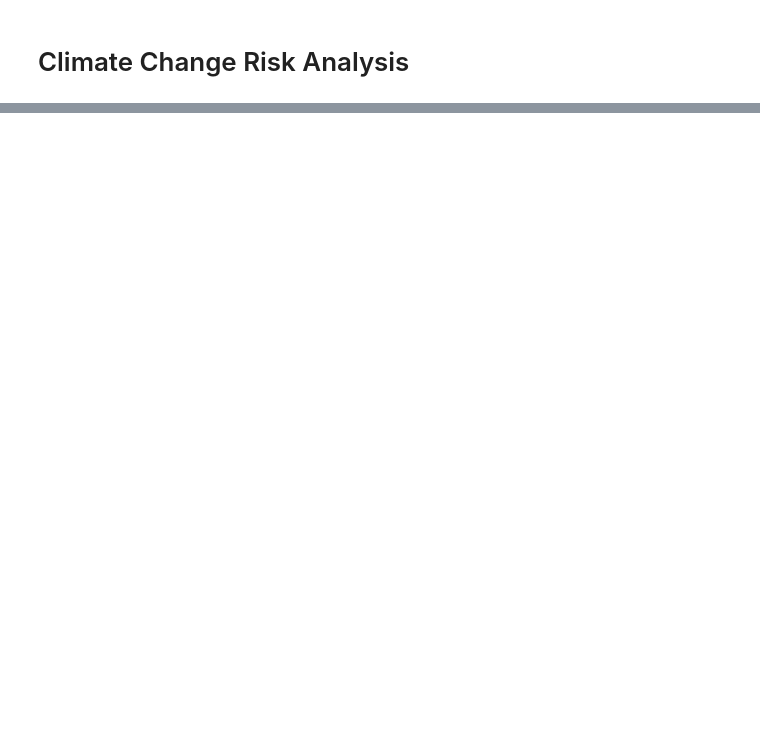
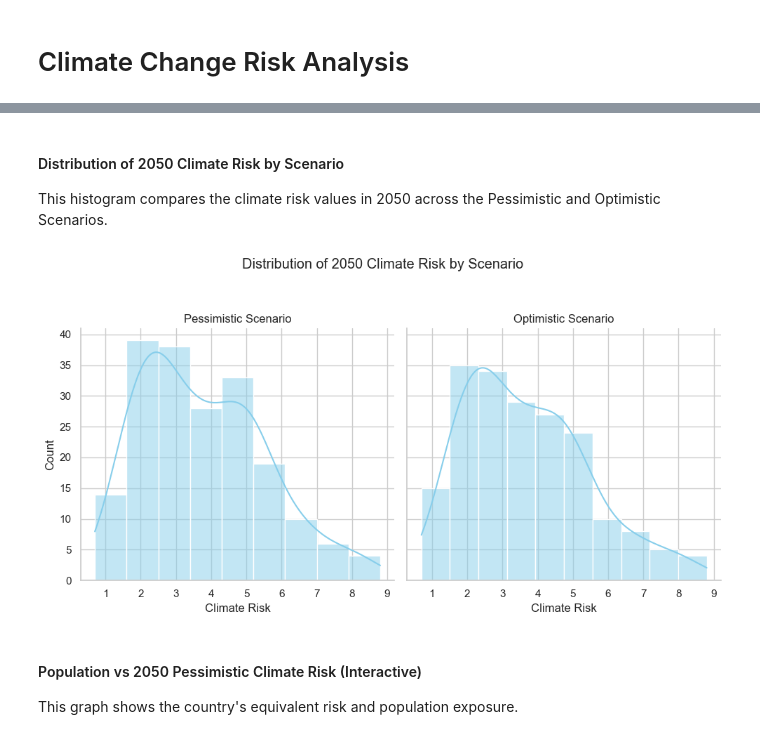
Before and after one commit to IT2053C-Gilany/final-project-Reshikagg, a Jupyter notebook: final-project.ipynb, the cells around one changed output, grey strips where cells are left out. Saved outputs shown, nothing was run; the diff lists cells and outputs as text; code cells hidden in the pictures; blank space fills up the shorter version.

```diff
--- a/final-project.ipynb
+++ b/final-project.ipynb
@@ -83,0 +235,17 @@ import seaborn as sns
+# %% [markdown]
+#### Distribution of 2050 Climate Risk by Scenario
+
+This histogram compares the climate risk values in 2050 across the Pessimistic and Optimistic Scenarios.
+# %%
+g = sns.FacetGrid(tidy_risk, col="Scenario", height=5, aspect=1)
+g.map(sns.histplot, "Risk", kde=True, color="skyblue")
+g.set_titles(col_template="{col_name} Scenario")
+g.set_axis_labels("Climate Risk", "Count")
+plt.suptitle("Distribution of 2050 Climate Risk by Scenario", y=1.05)
+plt.tight_layout()
+plt.show()
+# %% [output]
+[figure, added]
+# %% [markdown]
+#### Population vs 2050 Pessimistic Climate Risk (Interactive)
+This graph shows the country's equivalent risk and population exposure.
```
Also changed, not shown: parts of 29 cells of this notebook.
